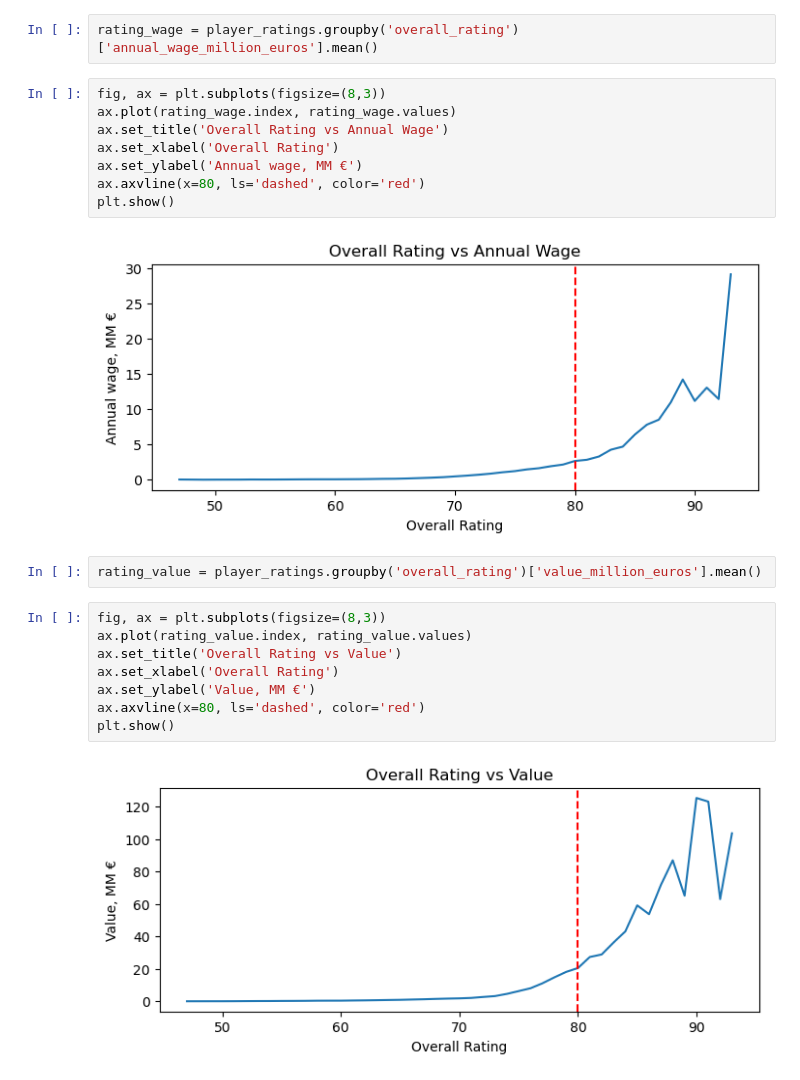
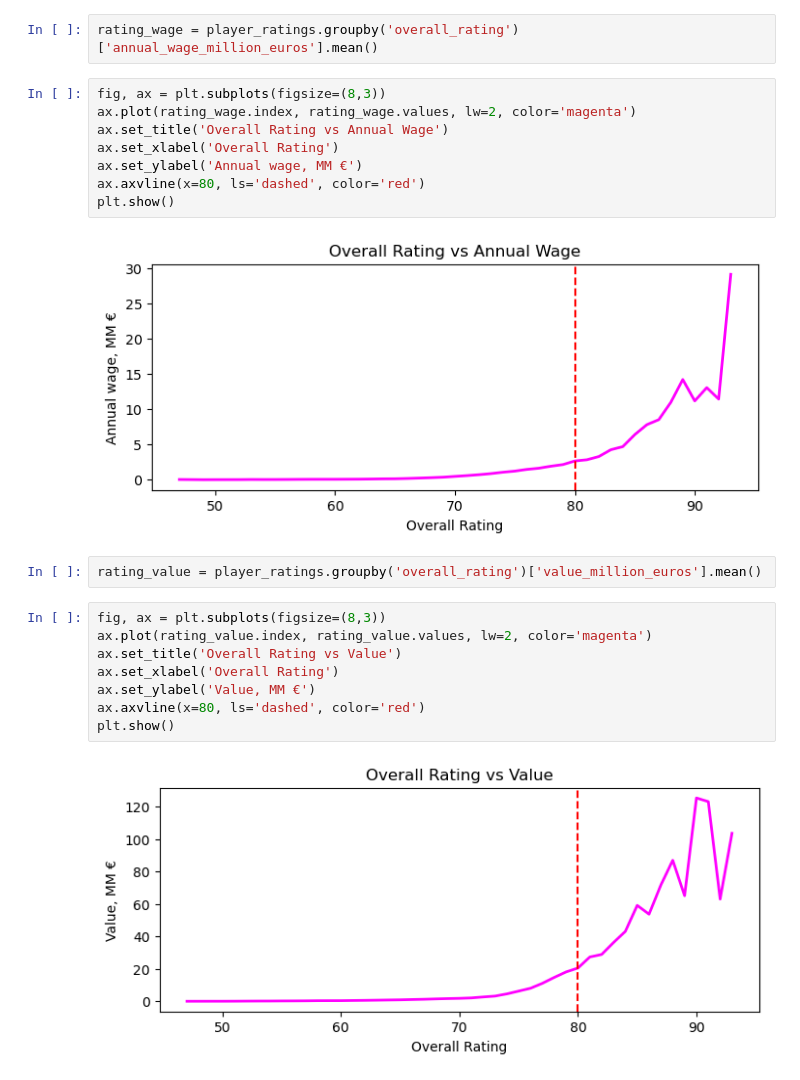
Before and after one commit to chusk2/data_cleaning_challenge_fifa21, a Jupyter notebook: FIFA21_EDA.ipynb, the cells around one changed output. Drawn from its saved outputs; the diff is of its cells as text.

```diff
--- a/FIFA21_EDA.ipynb
+++ b/FIFA21_EDA.ipynb
@@ -183,23 +292,23 @@ player_ratings = df[['overall_rating', 'longname', 'club', 'value_million_euros'
 rating_wage = player_ratings.groupby('overall_rating')['annual_wage_million_euros'].mean()
 # %%
 fig, ax = plt.subplots(figsize=(8,3))
-ax.plot(rating_wage.index, rating_wage.values)
+ax.plot(rating_wage.index, rating_wage.values, lw=2, color='magenta')
 ax.set_title('Overall Rating vs Annual Wage')
 ax.set_xlabel('Overall Rating')
 ax.set_ylabel('Annual wage, MM €')
 ax.axvline(x=80, ls='dashed', color='red')
 plt.show()
 # %% [output]
-[figure, old version]
+[figure, new version]
 # %%
 rating_value = player_ratings.groupby('overall_rating')['value_million_euros'].mean()
 # %%
 fig, ax = plt.subplots(figsize=(8,3))
-ax.plot(rating_value.index, rating_value.values)
+ax.plot(rating_value.index, rating_value.values, lw=2, color='magenta')
 ax.set_title('Overall Rating vs Value')
 ax.set_xlabel('Overall Rating')
 ax.set_ylabel('Value, MM €')
 ax.axvline(x=80, ls='dashed', color='red')
 plt.show()
 # %% [output]
-[figure, old version]
+[figure, new version]
```
Also changed, not shown: parts of 26 cells of this notebook, 1 other file.
